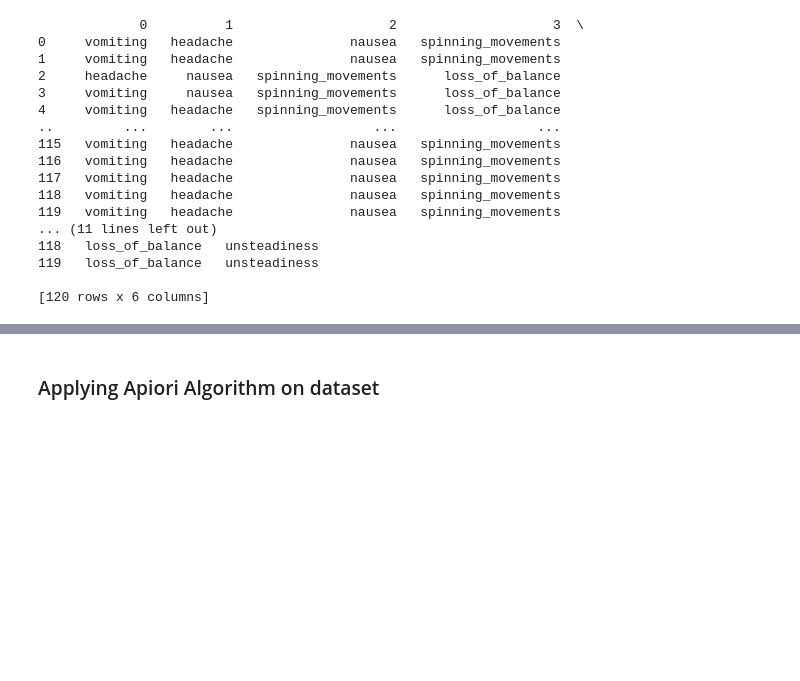
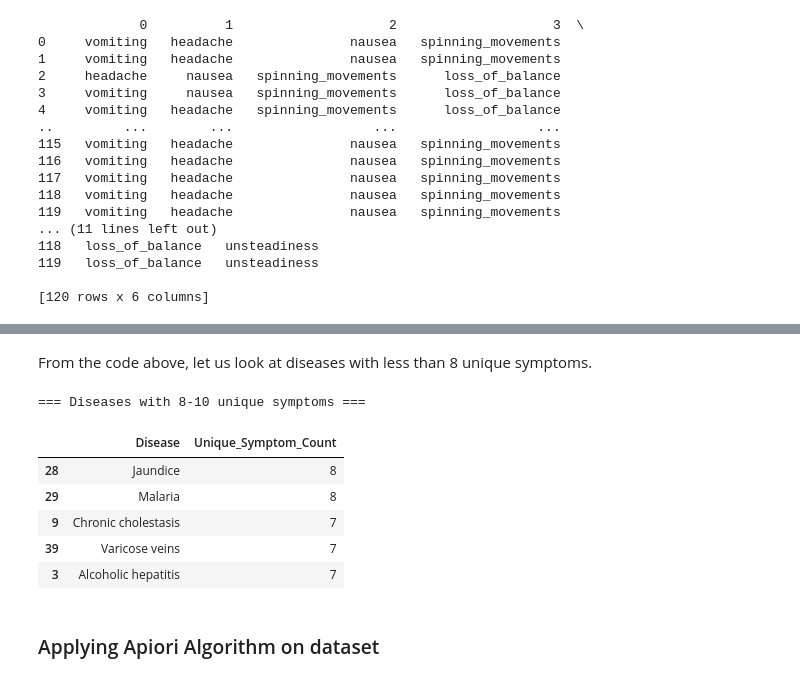
Before and after one commit to Tiltage/SC4020-DAnM-proj2, a Jupyter notebook: Task_1/task_1.ipynb, the cells around one changed output, grey strips where cells are left out. Saved outputs shown, nothing was run; the diff lists cells and outputs as text; code cells hidden in the pictures; blank space fills up the shorter version.

```diff
--- a/Task_1/task_1.ipynb
+++ b/Task_1/task_1.ipynb
@@ -101,2 +137,17 @@ pprint(disease_dataset['(vertigo) Paroymsal  Positional Vertigo'])
+# %% [markdown]
+From the code above, let us look at diseases with less than 8 unique symptoms.
+# %%
+# Display top and bottom diseases
+print("=== Diseases with 8-10 unique symptoms ===")
+final_diseases_df = symptom_count_df[symptom_count_df["Unique_Symptom_Count"] <= 8].head(5)
+final_diseases_df
+# %% [output]
+=== Diseases with 8-10 unique symptoms ===
+|  | Disease | Unique_Symptom_Count |
+| 28 | Jaundice | 8 |
+| 29 | Malaria | 8 |
+| 9 | Chronic cholestasis | 7 |
+| 39 | Varicose veins | 7 |
+| 3 | Alcoholic hepatitis | 7 |
 # %% [markdown]
 ### Applying Apiori Algorithm on dataset
```
Also changed, not shown: parts of 11 cells of this notebook, 3 other files.
